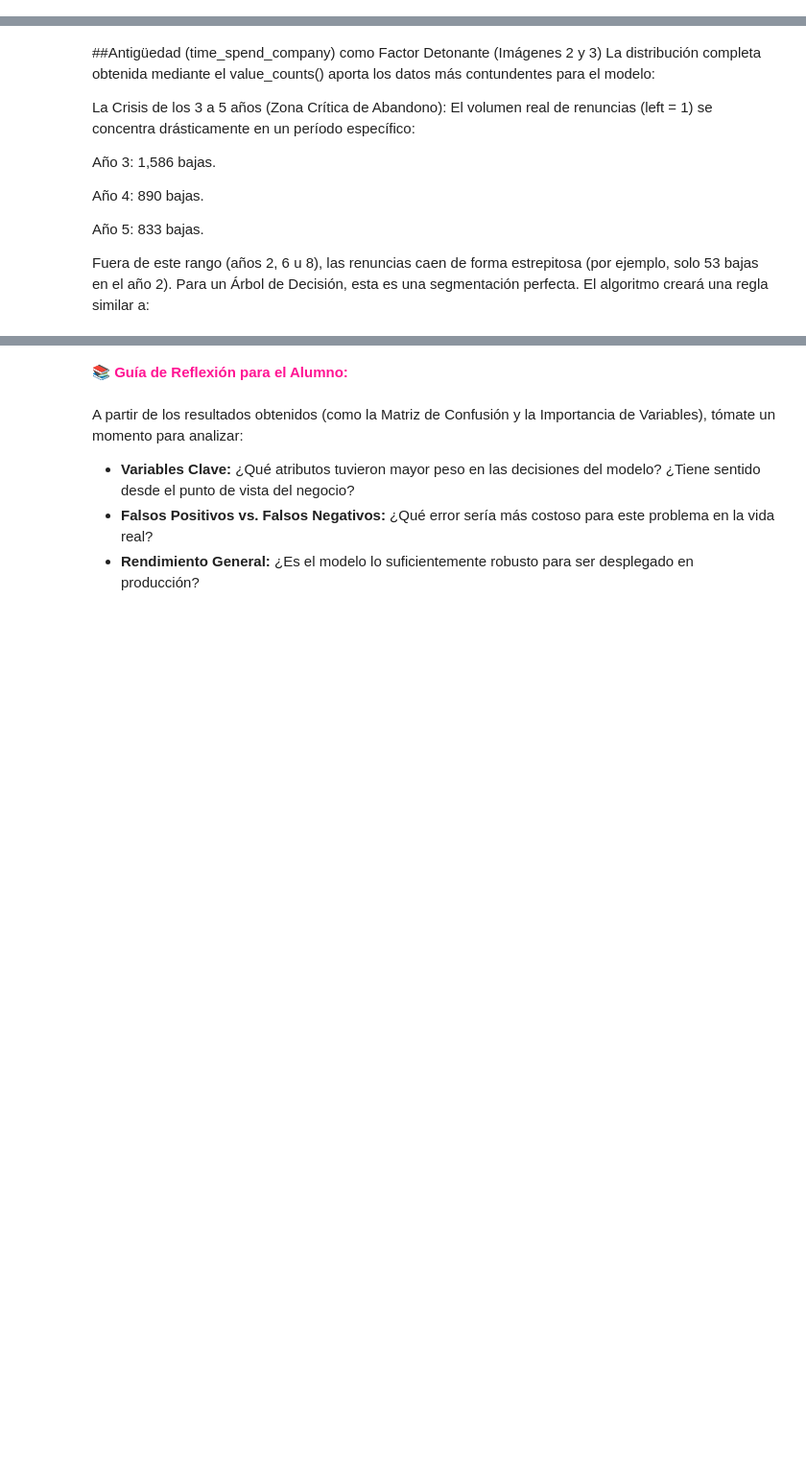
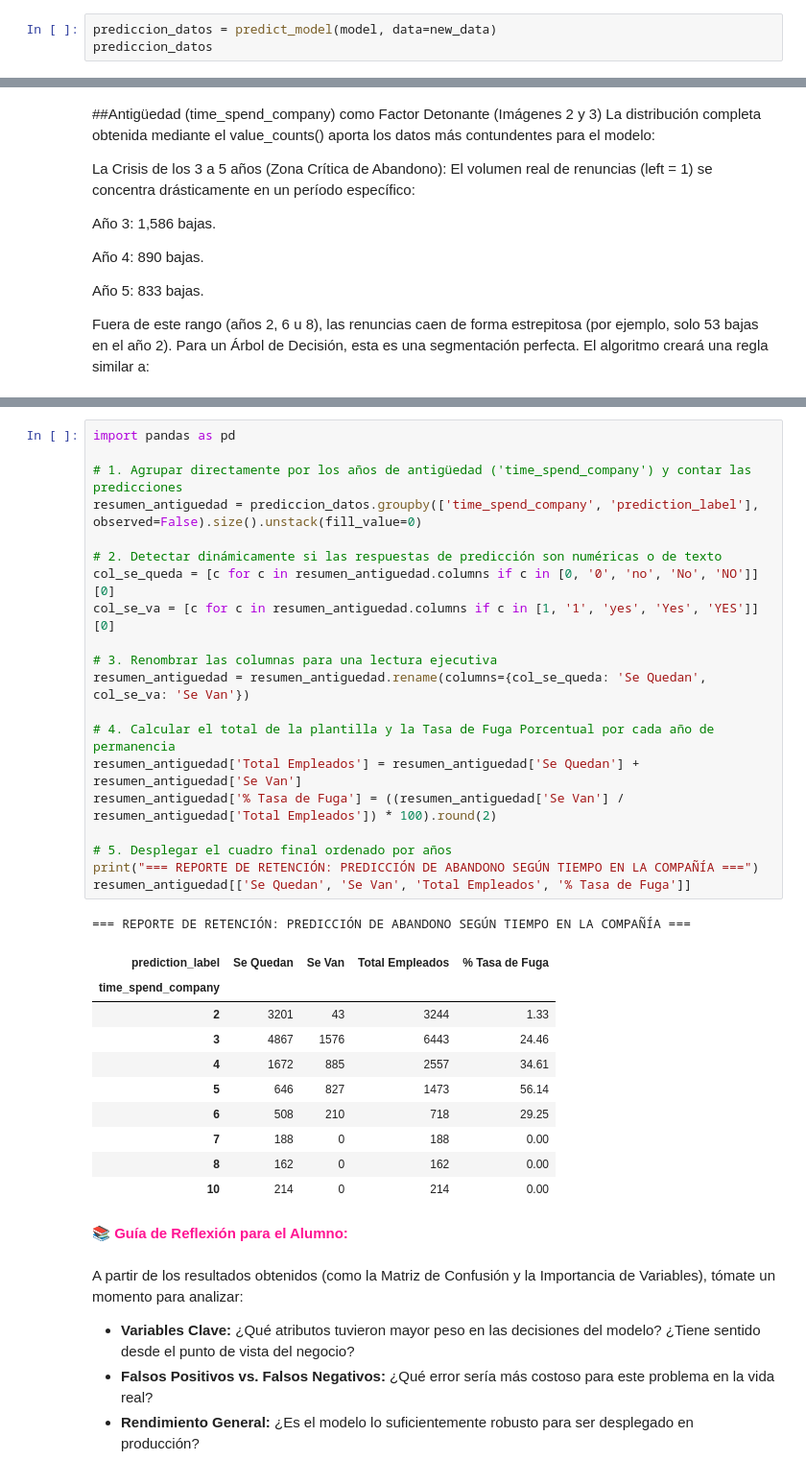
Before and after one commit to Viny2030/UMSA-Analisis_de_datos, a Jupyter notebook: bds_pycaret_001_02.ipynb, the cells around one changed output, grey strips where cells are left out. Shown at 96% size. Cells and saved outputs as stored; diff of their text form; blank space fills up the shorter version.

```diff
--- a/bds_pycaret_001_02.ipynb
+++ b/bds_pycaret_001_02.ipynb
@@ -810,0 +875,3 @@ porcentaje_prediccion
+# %%
+prediccion_datos = predict_model(model, data=new_data)
+prediccion_datos
@@ -928,3 +1051,35 @@ Fuera de este rango (años 2, 6 u 8), las renuncias caen de forma estrepitosa (p
+# %%
+import pandas as pd
+
+# 1. Agrupar directamente por los años de antigüedad ('time_spend_company') y contar las predicciones
+resumen_antiguedad = prediccion_datos.groupby(['time_spend_company', 'prediction_label'], observed=False).size().unstack(fill_value=0)
+
+# 2. Detectar dinámicamente si las respuestas de predicción son numéricas o de texto
+col_se_queda = [c for c in resumen_antiguedad.columns if c in [0, '0', 'no', 'No', 'NO']][0]
+col_se_va = [c for c in resumen_antiguedad.columns if c in [1, '1', 'yes', 'Yes', 'YES']][0]
+
+# 3. Renombrar las columnas para una lectura ejecutiva
+resumen_antiguedad = resumen_antiguedad.rename(columns={col_se_queda: 'Se Quedan', col_se_va: 'Se Van'})
+
+# 4. Calcular el total de la plantilla y la Tasa de Fuga Porcentual por cada año de permanencia
+resumen_antiguedad['Total Empleados'] = resumen_antiguedad['Se Quedan'] + resumen_antiguedad['Se Van']
+resumen_antiguedad['% Tasa de Fuga'] = ((resumen_antiguedad['Se Van'] / resumen_antiguedad['Total Empleados']) * 100).round(2)
+
+# 5. Desplegar el cuadro final ordenado por años
+print("=== REPORTE DE RETENCIÓN: PREDICCIÓN DE ABANDONO SEGÚN TIEMPO EN LA COMPAÑÍA ===")
+resumen_antiguedad[['Se Quedan', 'Se Van', 'Total Empleados', '% Tasa de Fuga']]
+# %% [output]
+=== REPORTE DE RETENCIÓN: PREDICCIÓN DE ABANDONO SEGÚN TIEMPO EN LA COMPAÑÍA ===
+| prediction_label | Se Quedan | Se Van | Total Empleados | % Tasa de Fuga |
+| time_spend_company |  |  |  |  |
+| 2 | 3201 | 43 | 3244 | 1.33 |
+| 3 | 4867 | 1576 | 6443 | 24.46 |
+| 4 | 1672 | 885 | 2557 | 34.61 |
+| 5 | 646 | 827 | 1473 | 56.14 |
+| 6 | 508 | 210 | 718 | 29.25 |
+| 7 | 188 | 0 | 188 | 0.00 |
+| 8 | 162 | 0 | 162 | 0.00 |
+| 10 | 214 | 0 | 214 | 0.00 |
 # %% [markdown]
 <p align="justify">
 <b><font color="DeepPink">📚 Guía de Reflexión para el Alumno:</font></b><br><br>
```
Also changed, not shown: parts of 44 cells of this notebook.
